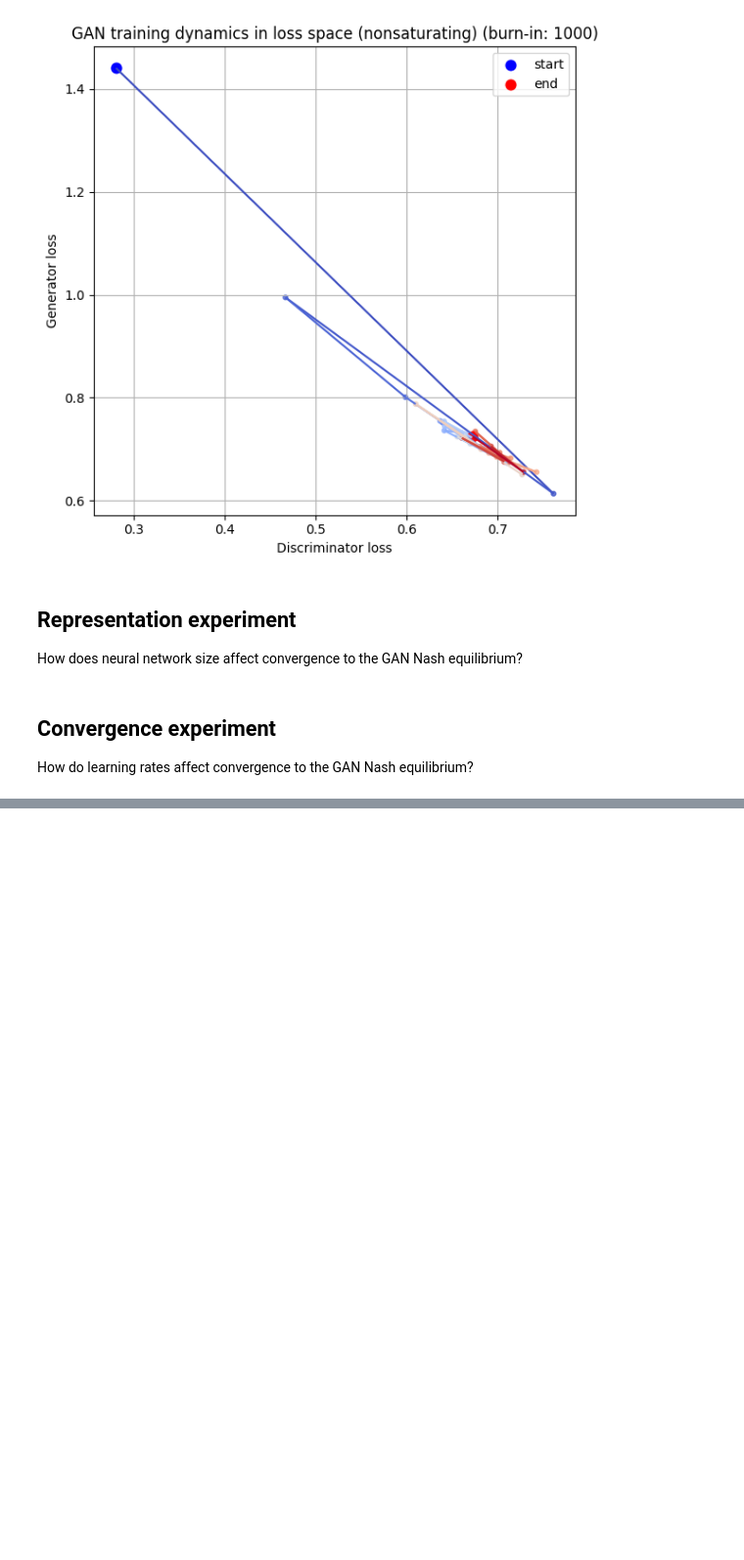
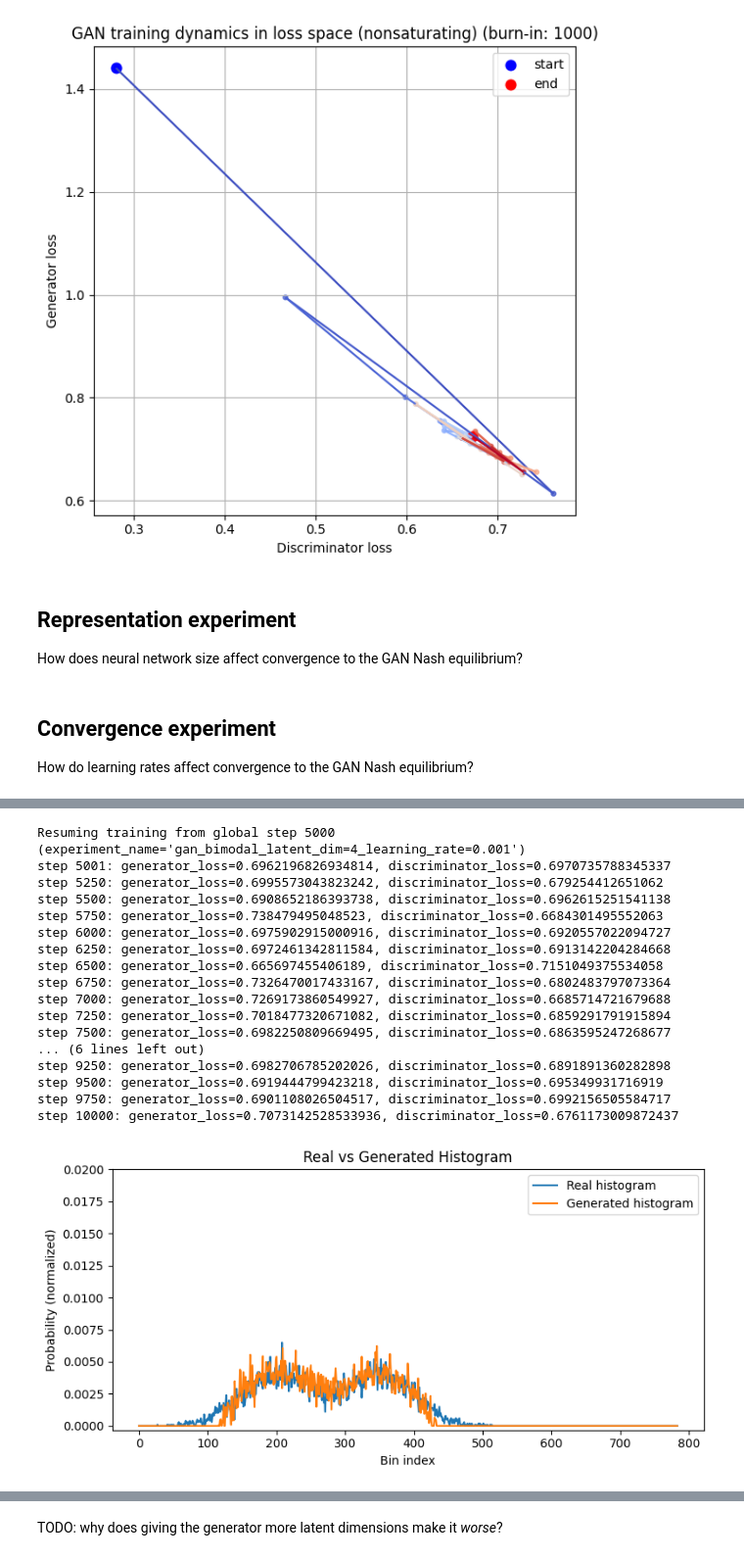
Before and after one commit to callum-lawson/egt-lab, a Jupyter notebook: experiments/gan/gan_collapse.ipynb, the cells around one changed output, grey strips where cells are left out. Shown at 98% size. Saved outputs shown, nothing was run; the diff lists cells and outputs as text; code cells hidden in the pictures; blank space fills up the shorter version.

```diff
--- a/experiments/gan/gan_collapse.ipynb
+++ b/experiments/gan/gan_collapse.ipynb
@@ -856,0 +927,27 @@ How do learning rates affect convergence to the GAN Nash equilibrium?
+# %%
+# Resume small-latent model (latent_dim=4) from 5000 -> 10000
+g_state, d_state, key, small_resume_config = resume_gan_training_from_latest_checkpoint(
+    train_data=train_data,
+    base_config=small_latent_config,
+    extra_steps=5_000,
+    resume_seed=1,
+)
+# %% [output]
+Resuming training from global step 5000 (experiment_name='gan_bimodal_latent_dim=4_learning_rate=0.001')
+step 5001: generator_loss=0.6962196826934814, discriminator_loss=0.6970735788345337
+step 5250: generator_loss=0.6995573043823242, discriminator_loss=0.679254412651062
+step 5500: generator_loss=0.6908652186393738, discriminator_loss=0.6962615251541138
+step 5750: generator_loss=0.738479495048523, discriminator_loss=0.6684301495552063
+step 6000: generator_loss=0.6975902915000916, discriminator_loss=0.6920557022094727
+step 6250: generator_loss=0.6972461342811584, discriminator_loss=0.6913142204284668
+step 6500: generator_loss=0.665697455406189, discriminator_loss=0.7151049375534058
+step 6750: generator_loss=0.7326470017433167, discriminator_loss=0.6802483797073364
+step 7000: generator_loss=0.7269173860549927, discriminator_loss=0.6685714721679688
+step 7250: generator_loss=0.7018477320671082, discriminator_loss=0.6859291791915894
+step 7500: generator_loss=0.6982250809669495, discriminator_loss=0.6863595247268677
+... (6 lines left out)
+step 9250: generator_loss=0.6982706785202026, discriminator_loss=0.6891891360282898
+step 9500: generator_loss=0.6919444799423218, discriminator_loss=0.695349931716919
+step 9750: generator_loss=0.6901108026504517, discriminator_loss=0.6992156505584717
+step 10000: generator_loss=0.7073142528533936, discriminator_loss=0.6761173009872437
+[figure, added]
@@ -856,0 +969,2 @@ How do learning rates affect convergence to the GAN Nash equilibrium?
+# %% [markdown]
+TODO: why does giving the generator more latent dimensions make it *worse*?
```
Also changed, not shown: parts of 12 cells of this notebook.
